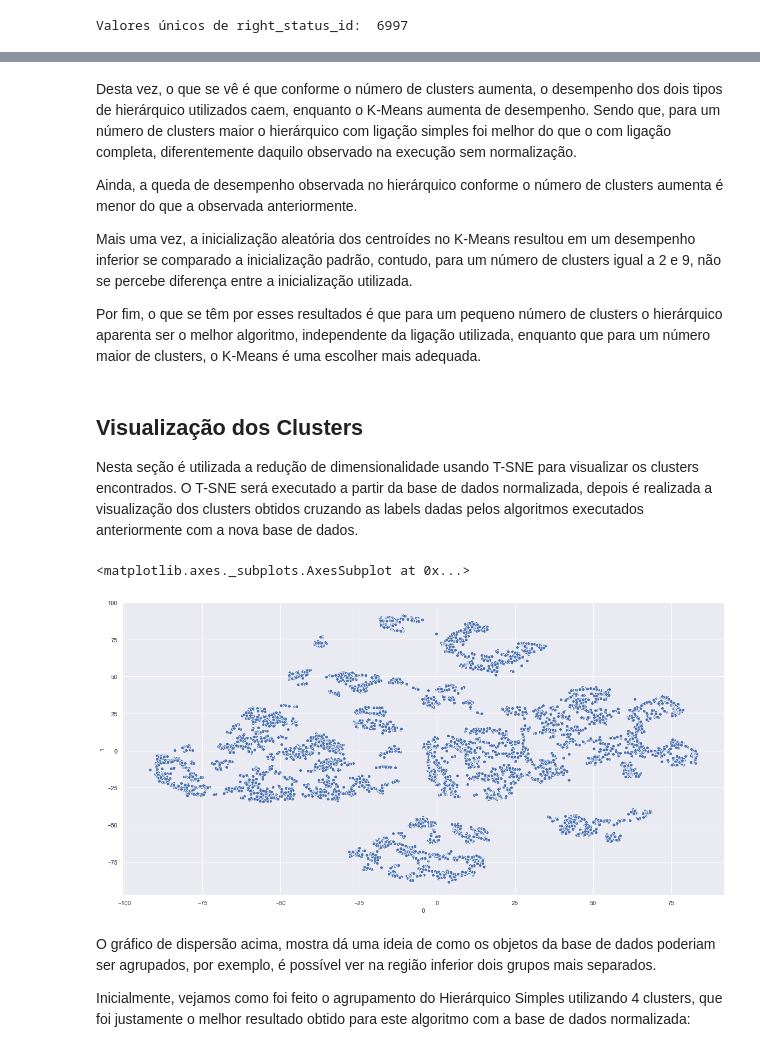
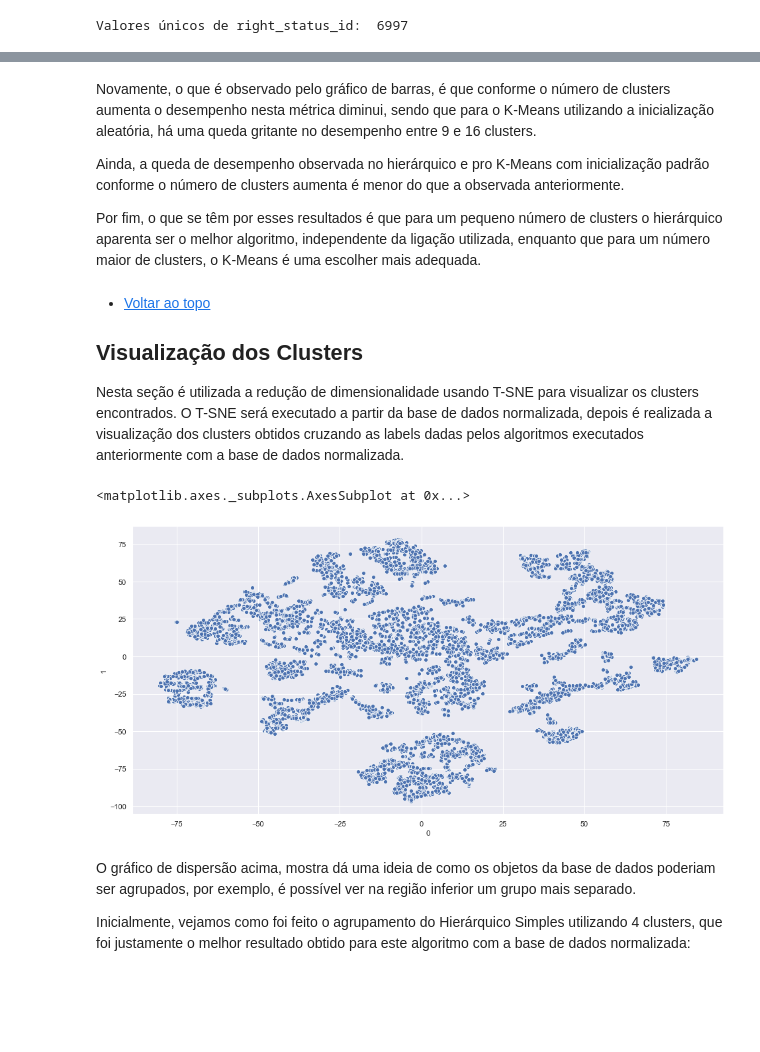
Before and after one commit to DefinitelyNotACactus/AI, a Jupyter notebook: Clustering/Q3 - Clustering.ipynb, the cells around one changed output, grey strips where cells are left out. Saved outputs shown, nothing was run; the diff lists cells and outputs as text; code cells hidden in the pictures; blank space fills up the shorter version.

Commit message:
Review Clustering & RobustScaler

```diff
--- a/Clustering/Q3 - Clustering.ipynb
+++ b/Clustering/Q3 - Clustering.ipynb
@@ -29,6 +28,8 @@ from sklearn import cluster
 from sklearn import model_selection
 from sklearn import metrics
 # %%
+sns.set(rc = {'figure.figsize':(16, 8)})
+
 df = pd.read_csv('Live.csv', delimiter = ',') # Abrir base de dados
 
 df.head()
@@ -43,0 +47,6 @@ Uma análise inicial indica que as colunas 'Column1', 'Column2', 'Column3' e 'Co
+# %%
+print("Duplicatas: %d" % (len(df[df.duplicated()])))
+df.drop_duplicates(keep = 'first', inplace = True) #remover duplicatas
+
+df.reset_index(inplace = True) # por algum motivo eliminar linhas resulta em um index mucho louco
+df.drop(columns = ['index'], inplace = True)
@@ -140,23 +155,25 @@ df.head()
 Este atributo contém informações sobre a data e hora de uma publicação, então pode ser dividida em outros atributos, no caso serão criados os atributos 'day', 'month', 'year' e 'time' a partir do atributo original, sendo que 'time' será medido em minutos, com o propósito de combinar as horas com os minutos em uma coluna apenas.
 # %%
 dt = df['status_published'].to_list()
-times = []
+hours = []
+minutes = []
 years = []
 months = []
 days = []
-
+#formato: 4/22/2018 6:00
 for d in dt:
     split = d.split(" ")
     split2 = split[0].split("/")
 
-    years.append(int(split2[0]))
-    months.append(int(split2[1]))
-    days.append(int(split2[2]))
+    months.append(int(split2[0]))
+    days.append(int(split2[1]))
+    years.append(int(split2[2]))
 
     split2 = split[1].split(':')
-    times.append((int(split2[0]) * 60 + int(split2[1])))
+    hours.append(int(split2[0]))
+    minutes.append(int(split2[1]))
 
-dt_df = pd.DataFrame({"day": days, "month": months, "year": years, "time": times})
+dt_df = pd.DataFrame({"day": days, "month": months, "year": years, "hour": hours, "minute": minutes})
 
 df = df.join(dt_df)
 df.drop(columns = ['status_published'], inplace = True)
@@ -266,5 +298,5 @@ Normalizar os dados para reexecutar os algoritmos.
 # %%
-scaler = preprocessing.StandardScaler()
+scaler = preprocessing.RobustScaler()
 
 scaled = pd.DataFrame(scaler.fit_transform(df), columns = df.columns.values)
 
@@ -319,14 +351,15 @@ pd.DataFrame(results_scaled).plot.bar(x = "Number of clusters",
 # %% [markdown]
-Desta vez, o que se vê é que conforme o número de clusters aumenta, o desempenho dos dois tipos de hierárquico utilizados caem, enquanto o K-Means aumenta de desempenho. Sendo que, para um número de clusters maior o hierárquico com ligação simples foi melhor do que o com ligação completa, diferentemente daquilo observado na execução sem normalização.
+Novamente, o que é observado pelo gráfico de barras, é que conforme o número de clusters aumenta o desempenho nesta métrica diminui, sendo que para o K-Means utilizando a inicialização aleatória, há uma queda gritante no desempenho entre 9 e 16 clusters.
 
-Ainda, a queda de desempenho observada no hierárquico conforme o número de clusters aumenta é menor do que a observada anteriormente.
-
-Mais uma vez, a inicialização aleatória dos centroídes no K-Means resultou em um desempenho inferior se comparado a inicialização padrão, contudo, para um número de clusters igual a 2 e 9, não se percebe diferença entre a inicialização utilizada.
+Ainda, a queda de desempenho observada no hierárquico e pro K-Means com inicialização padrão conforme o número de clusters aumenta é menor do que a observada anteriormente.
 
 Por fim, o que se têm por esses resultados é que para um pequeno número de clusters o hierárquico aparenta ser o melhor algoritmo, independente da ligação utilizada, enquanto que para um número maior de clusters, o K-Means é uma escolher mais adequada.
 # %% [markdown]
+- [Voltar ao topo](#Sumário)
+
 ## Visualização dos Clusters
-Nesta seção é utilizada a redução de dimensionalidade usando T-SNE para visualizar os clusters encontrados. O T-SNE será executado a partir da base de dados normalizada, depois é realizada a visualização dos clusters obtidos cruzando as labels dadas pelos algoritmos executados anteriormente com a nova base de dados.
+
+Nesta seção é utilizada a redução de dimensionalidade usando T-SNE para visualizar os clusters encontrados. O T-SNE será executado a partir da base de dados normalizada, depois é realizada a visualização dos clusters obtidos cruzando as labels dadas pelos algoritmos executados anteriormente com a base de dados normalizada.
 # %%
 try:
     #Lembrar de apagar este arquivo se o preprocessamento mudar!
@@ -336,13 +369,12 @@ except:
     tsne_df = pd.DataFrame(tsne.fit_transform(scaled))
     tsne_df.to_csv('tsne.csv', index = False)
 # %%
-sns.set(rc = {'figure.figsize':(20, 10)})
-sns.scatterplot(x = tsne_df['0'], y = tsne_df['1'], legend = False)
+sns.scatterplot(x = '0', y = '1', data = tsne_df, legend = False)
 # %% [output]
 <matplotlib.axes._subplots.AxesSubplot at 0x...>
-[figure, old version]
+[figure, new version]
 # %% [markdown]
-O gráfico de dispersão acima, mostra dá uma ideia de como os objetos da base de dados poderiam ser agrupados, por exemplo, é possível ver na região inferior dois grupos mais separados.
+O gráfico de dispersão acima, mostra dá uma ideia de como os objetos da base de dados poderiam ser agrupados, por exemplo, é possível ver na região inferior um grupo mais separado.
 
 Inicialmente, vejamos como foi feito o agrupamento do Hierárquico Simples utilizando 4 clusters, que foi justamente o melhor resultado obtido para este algoritmo com a base de dados normalizada:
 # %%
```
Also changed, not shown: parts of 38 cells of this notebook, 1 other file.
